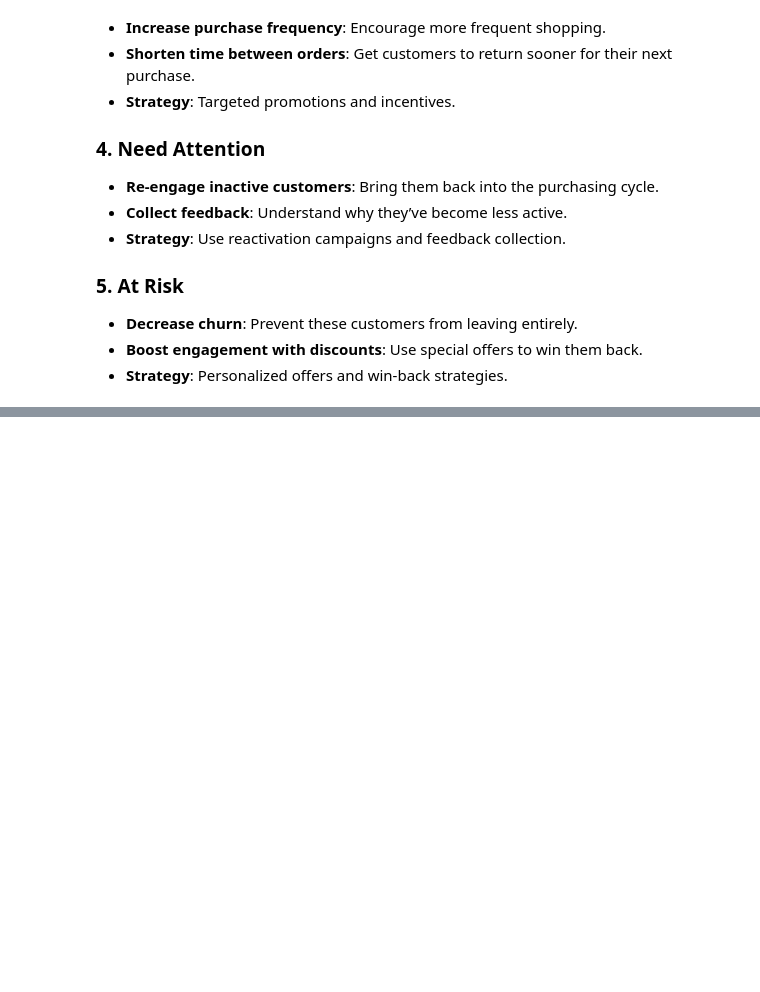
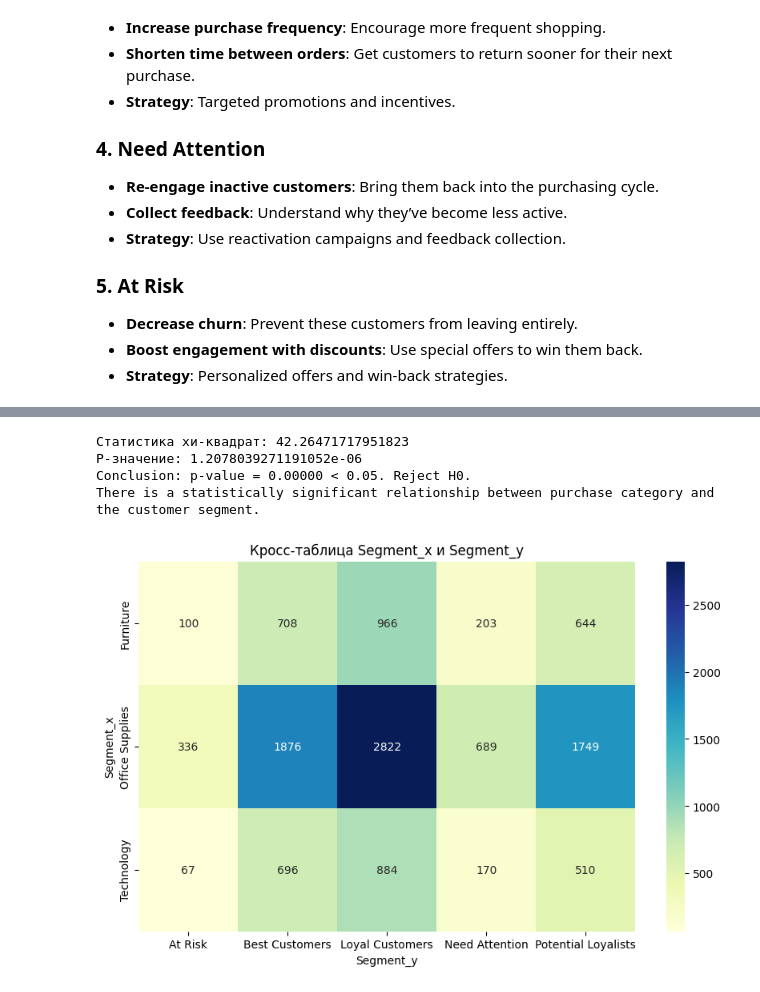
Before and after one commit to Farser89/marketing-anal, a Jupyter notebook: main.ipynb, the cells around one changed output, grey strips where cells are left out. Drawn from its saved outputs; the diff is of its cells as text; code cells hidden in the pictures; blank space fills up the shorter version.

```diff
--- a/main.ipynb
+++ b/main.ipynb
@@ -479,0 +860,33 @@ rfm.to_csv('rfm_table.csv')
+# %%
+# Построение кросс-таблицы для Person и Segment_y
+contingency_table = pd.crosstab(segment_data['Category'], segment_data['Segment_y'])
+
+# Тест хи-квадрат
+chi2, p_value, dof, expected = chi2_contingency(contingency_table)
+
+# Вывод результатов
+print(f"Статистика хи-квадрат: {chi2}")
+print(f"P-значение: {p_value}")
+
+# Проверка гипотезы
+alpha = 0.05
+if p_value < alpha:
+    print(f"Conclusion: p-value = {p_value:.5f} < {alpha}. Reject H0.")
+    print("There is a statistically significant relationship between purchase category and the customer segment.")
+else:
+    print(f"Conclusion: p-value = {p_value:.5f} >= {alpha}. Couldn't reject H0.")
+    print("There is no statistically significant relationship between purchase category and the customer segment.")
+
+# Визуализация кросс-таблицы
+plt.figure(figsize=(10, 6))
+sns.heatmap(contingency_table, annot=True, cmap="YlGnBu", fmt="d")
+plt.title('Кросс-таблица Segment_x и Segment_y')
+plt.ylabel('Segment_x')
+plt.xlabel('Segment_y')
+plt.show()
+# %% [output]
+Статистика хи-квадрат: 42.26471717951823
+P-значение: 1.2078039271191052e-06
+Conclusion: p-value = 0.00000 < 0.05. Reject H0.
+There is a statistically significant relationship between purchase category and the customer segment.
+[figure, added]
```
Also changed, not shown: parts of 37 cells of this notebook, 1 other file.
